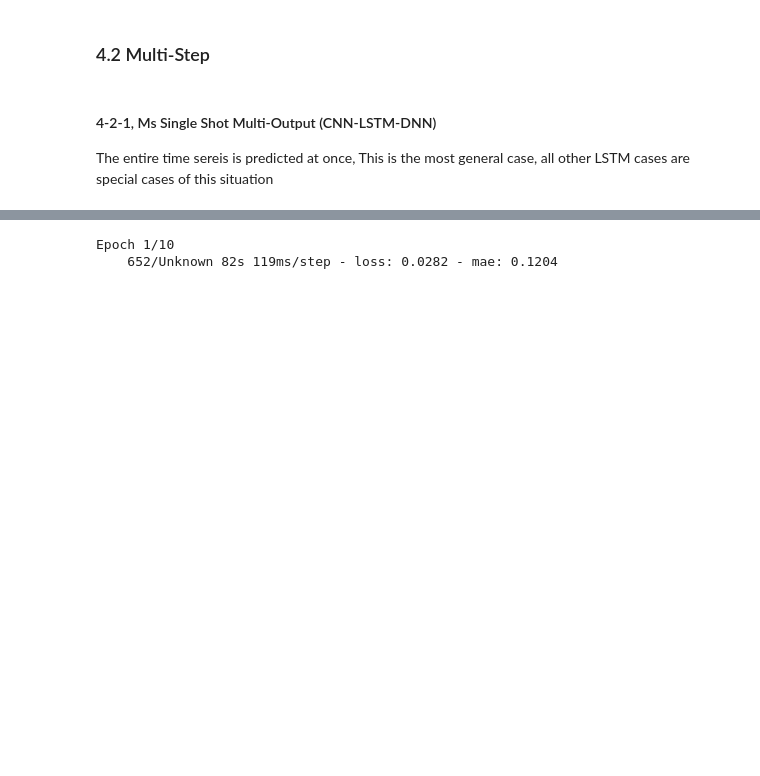
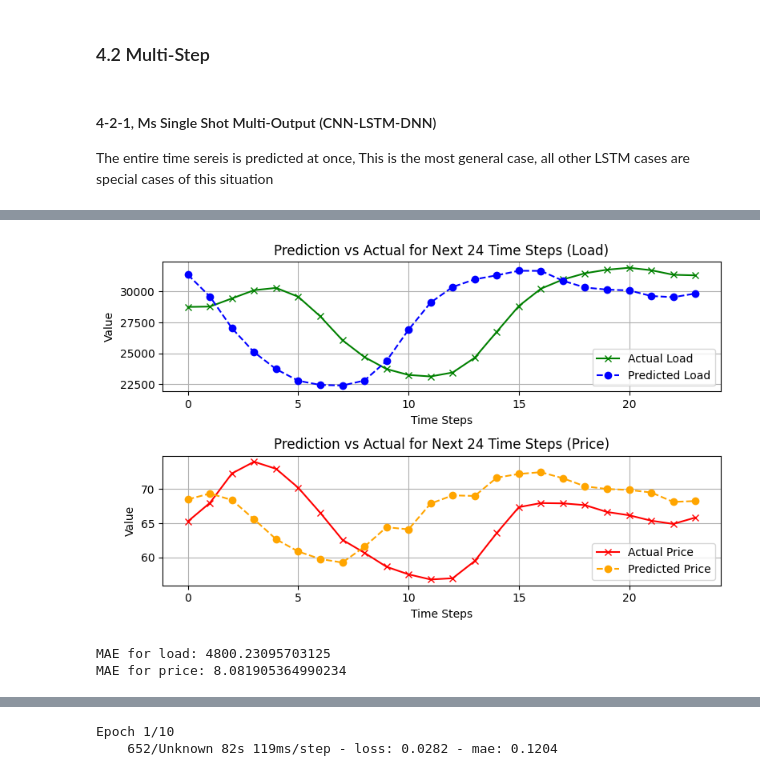
Before and after one commit to Jackson00Han/Time-Series-Training, a Jupyter notebook: Copy_of_multivariate_time_series.ipynb, the cells around one changed output, grey strips where cells are left out. Cells and saved outputs as stored; diff of their text form; code cells hidden in the pictures; blank space fills up the shorter version.

```diff
--- a/Copy_of_multivariate_time_series.ipynb
+++ b/Copy_of_multivariate_time_series.ipynb
@@ -1723,0 +1885,57 @@ plt.show()
+# %%
+fig, axs = plt.subplots(2, 1, figsize=(8, 5))
+axs[0].plot(inversed_predicted_load[0,:], label='Actual Load', linestyle='-', marker='x', c='green')
+axs[0].plot(inversed_actual_load[0,:], label='Predicted Load', linestyle='--', marker='o', c='blue')
+
+axs[0].set_title(f'Prediction vs Actual for Next 24 Time Steps (Load)')
+axs[0].set_xlabel('Time Steps')
+
+axs[0].set_ylabel('Value')
+axs[0].legend()
+axs[0].grid(True)
+
+axs[1].plot(inversed_predicted_price[0,:], label='Actual Price', linestyle='-', marker='x', c='red')
+axs[1].plot(inversed_actual_price[0,:], label='Predicted Price', linestyle='--', marker='o', c='orange')
+
+axs[1].set_title(f'Prediction vs Actual for Next 24 Time Steps (Price)')
+axs[1].set_xlabel('Time Steps')
+axs[1].set_ylabel('Value')
+axs[1].legend()
+axs[1].grid(True)
+
+plt.tight_layout()
+plt.show()
+# %% [output]
+[figure, added]
+# %%
+mae_load = mean_absolute_error(inversed_actual_load, inversed_predicted_load)
+mae_price = mean_absolute_error(inversed_actual_price, inversed_predicted_price)
+
+print(f"MAE for load: {mae_load}")
+print(f"MAE for price: {mae_price}")
+
+fig, axs = plt.subplots(2, 1, figsize=(8, 5))
+axs[0].plot(inversed_predicted_load[28,:], label='Actual Load', linestyle='-', marker='x', c='green')
+axs[0].plot(inversed_actual_load[28,:], label='Predicted Load', linestyle='--', marker='o', c='blue')
+
+axs[0].set_title(f'Prediction vs Actual for Next 24 Time Steps (Load)')
+axs[0].set_xlabel('Time Steps')
+
+axs[0].set_ylabel('Value')
+axs[0].legend()
+axs[0].grid(True)
+
+axs[1].plot(inversed_predicted_price[28,:], label='Actual Price', linestyle='-', marker='x', c='red')
+axs[1].plot(inversed_actual_price[28,:], label='Predicted Price', linestyle='--', marker='o', c='orange')
+
+axs[1].set_title(f'Prediction vs Actual for Next 24 Time Steps (Price)')
+axs[1].set_xlabel('Time Steps')
+axs[1].set_ylabel('Value')
+axs[1].legend()
+axs[1].grid(True)
+
+plt.tight_layout()
+plt.show()
+# %% [output]
+MAE for load: 4800.23095703125
+MAE for price: 8.081905364990234
```
Also changed, not shown: parts of 16 cells of this notebook.
